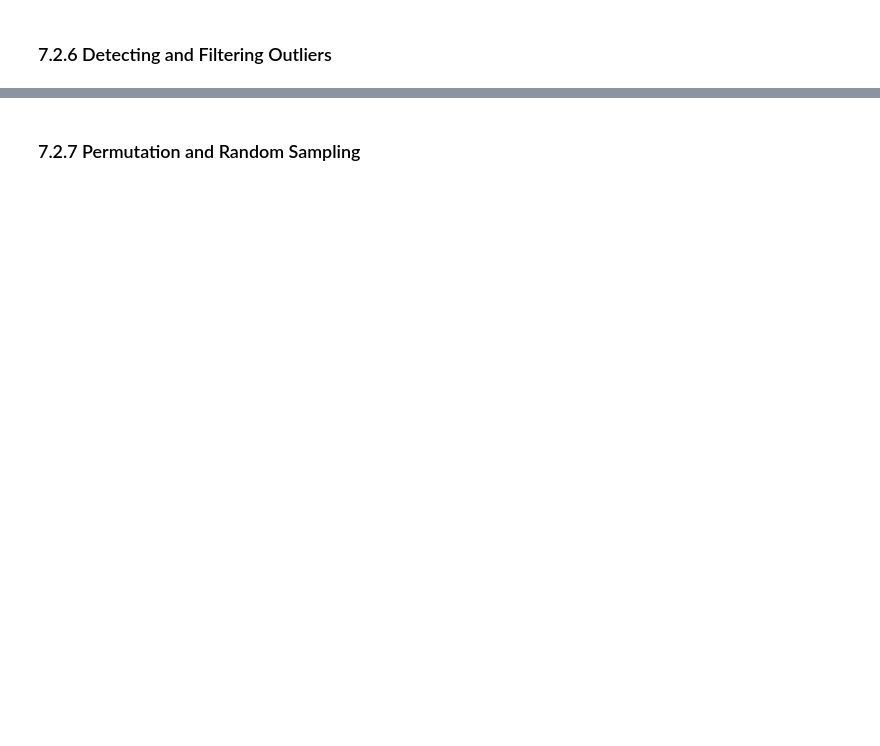
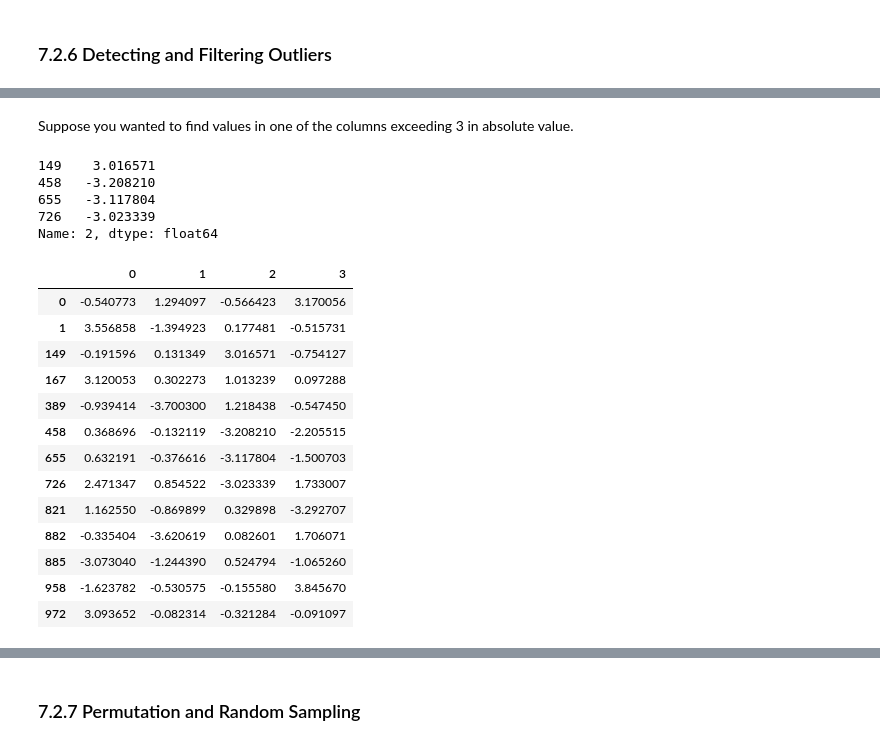
Before and after one commit to brandonbluong/Python-for-Data-Analysis, a Jupyter notebook: 7-Data-Cleaning-and-Preparation.ipynb, the cells around one changed output, grey strips where cells are left out. Drawn from its saved outputs; the diff is of its cells as text; code cells hidden in the pictures; blank space fills up the shorter version.

Commit message:
Finish 7.2 data transformations

```diff
--- a/7-Data-Cleaning-and-Preparation.ipynb
+++ b/7-Data-Cleaning-and-Preparation.ipynb
@@ -246,2 +571,5 @@ dtype: float64
 # %% [markdown]
 ### 7.2.6 Detecting and Filtering Outliers
+# %%
+data = pd.DataFrame(np.random.randn(1000, 4))
+data.describe()
@@ -247,0 +586,29 @@ dtype: float64
+# %% [markdown]
+Suppose you wanted to find values in one of the columns exceeding 3 in absolute value.
+# %%
+col = data[2]
+col[np.abs(col) > 3]
+# %% [output]
+149    3.016571
+458   -3.208210
+655   -3.117804
+726   -3.023339
+Name: 2, dtype: float64
+# %%
+# Select all rows that have a value exceeding 3 or -3
+data[(np.abs(data) > 3).any(1)]
+# %% [output]
+|  | 0 | 1 | 2 | 3 |
+| 0 | -0.540773 | 1.294097 | -0.566423 | 3.170056 |
+| 1 | 3.556858 | -1.394923 | 0.177481 | -0.515731 |
+| 149 | -0.191596 | 0.131349 | 3.016571 | -0.754127 |
+| 167 | 3.120053 | 0.302273 | 1.013239 | 0.097288 |
+| 389 | -0.939414 | -3.700300 | 1.218438 | -0.547450 |
+| 458 | 0.368696 | -0.132119 | -3.208210 | -2.205515 |
+| 655 | 0.632191 | -0.376616 | -3.117804 | -1.500703 |
+| 726 | 2.471347 | 0.854522 | -3.023339 | 1.733007 |
+| 821 | 1.162550 | -0.869899 | 0.329898 | -3.292707 |
+| 882 | -0.335404 | -3.620619 | 0.082601 | 1.706071 |
+| 885 | -3.073040 | -1.244390 | 0.524794 | -1.065260 |
+| 958 | -1.623782 | -0.530575 | -0.155580 | 3.845670 |
+| 972 | 3.093652 | -0.082314 | -0.321284 | -0.091097 |
```
Also changed, not shown: parts of 86 cells of this notebook.
